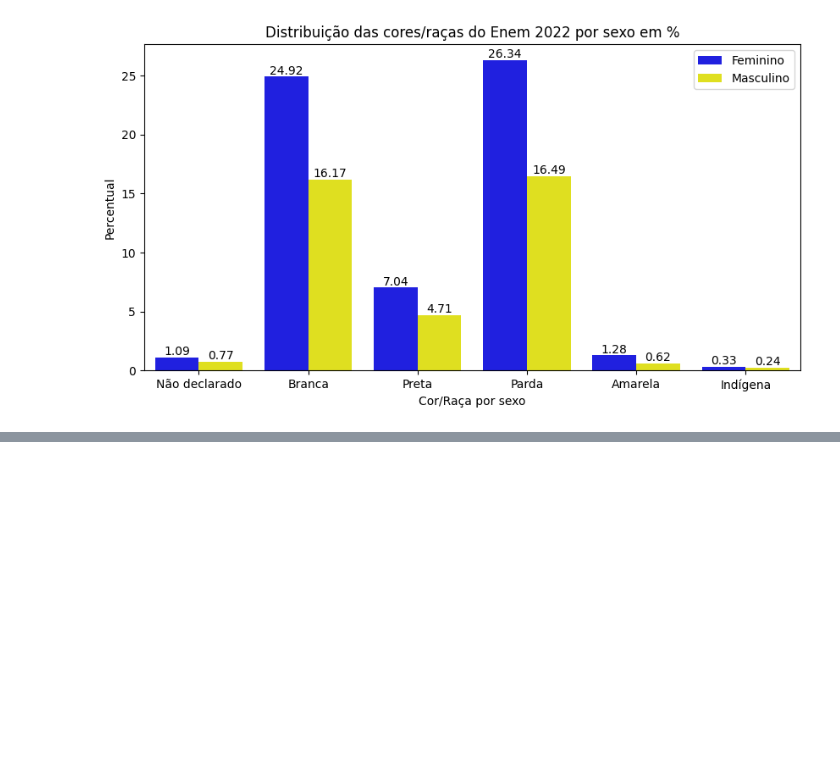
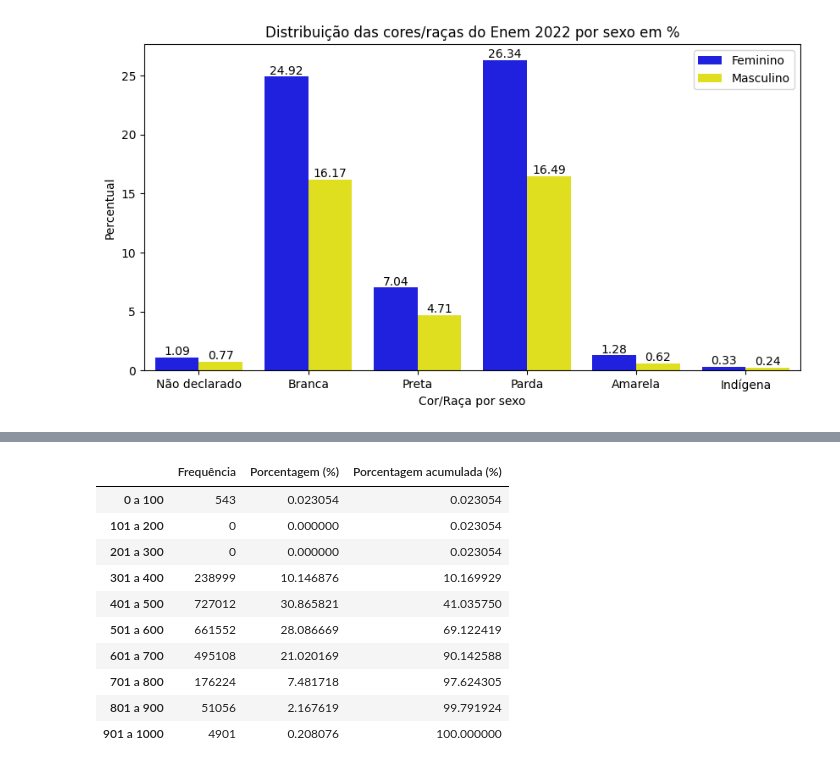
Before and after one commit to ewerton-lemes/analise_dos_microdados_do_enem_2022, a Jupyter notebook: Análise_dos_microdados_do_enem_2022.ipynb, the cells around one changed output, grey strips where cells are left out. Cells and saved outputs as stored; diff of their text form; code cells hidden in the pictures; blank space fills up the shorter version.

```diff
--- a/Análise_dos_microdados_do_enem_2022.ipynb
+++ b/Análise_dos_microdados_do_enem_2022.ipynb
@@ -382,0 +401,5 @@ plt.show()
+# %%
+labels = ['0 a 100', '101 a 200', '201 a 300', '301 a 400', '401 a 500', '501 a 600', '601 a 700', '701 a 800', '801 a 900', '901 a 1000']
+# %%
+frequencia_notas_mt = pd.value_counts(pd.cut(x=dados['NU_NOTA_MT'], bins=faixas, labels=labels, include_lowest=True), sort=False)
+frequencia_notas_mt
@@ -382,0 +418,4 @@ plt.show()
+# %%
+frequencia_notas_mt_norm = pd.value_counts(pd.cut(x=dados['NU_NOTA_MT'], bins=faixas, labels=labels, include_lowest=True),
+                                           sort=False, normalize=True).round(9)
+frequencia_notas_mt_norm
@@ -382,0 +434,2 @@ plt.show()
+# %%
+frequencia_notas_mt_norm_acumulado = frequencia_notas_mt_norm.round(9).cumsum()
@@ -382,0 +450,16 @@ plt.show()
+# %%
+frequencia_notas_mt_df = pd.DataFrame({'Frequência': frequencia_notas_mt, 'Porcentagem (%)': frequencia_notas_mt_norm * 100,
+                                    'Porcentagem acumulada (%)':frequencia_notas_mt_norm_acumulado * 100})
+frequencia_notas_mt_df
+# %% [output]
+|  | Frequência | Porcentagem (%) | Porcentagem acumulada (%) |
+| 0 a 100 | 543 | 0.023054 | 0.023054 |
+| 101 a 200 | 0 | 0.000000 | 0.023054 |
+| 201 a 300 | 0 | 0.000000 | 0.023054 |
+| 301 a 400 | 238999 | 10.146876 | 10.169929 |
+| 401 a 500 | 727012 | 30.865821 | 41.035750 |
+| 501 a 600 | 661552 | 28.086669 | 69.122419 |
+| 601 a 700 | 495108 | 21.020169 | 90.142588 |
+| 701 a 800 | 176224 | 7.481718 | 97.624305 |
+| 801 a 900 | 51056 | 2.167619 | 99.791924 |
+| 901 a 1000 | 4901 | 0.208076 | 100.000000 |
```
Also changed, not shown: parts of 16 cells of this notebook.
